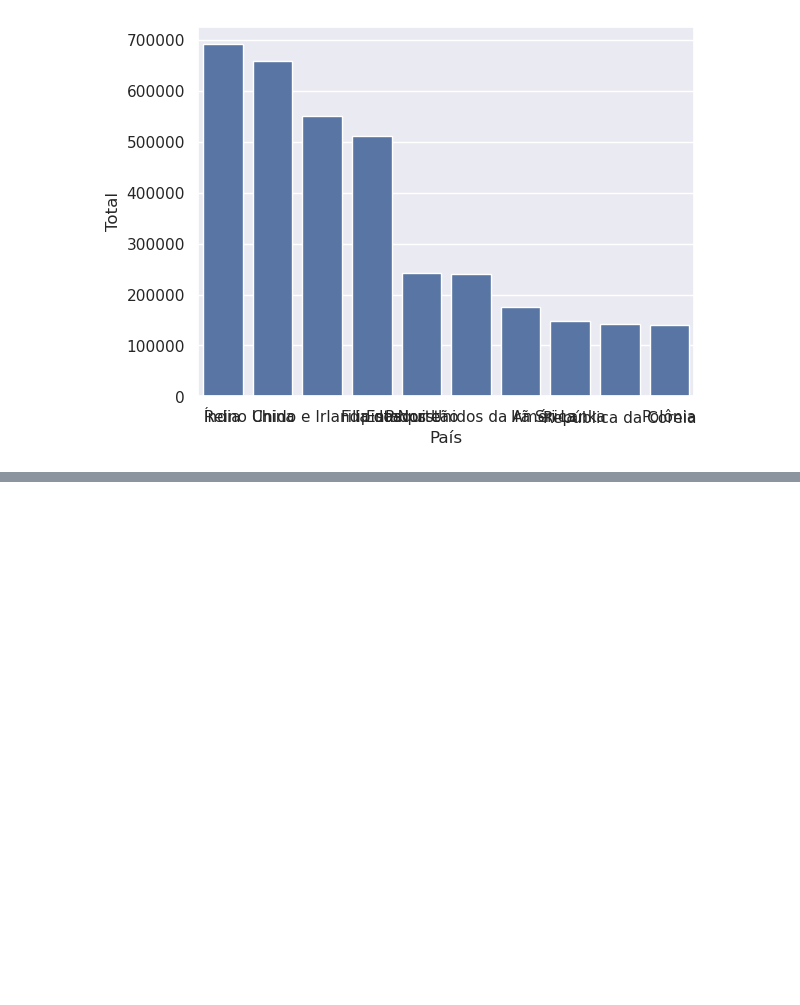
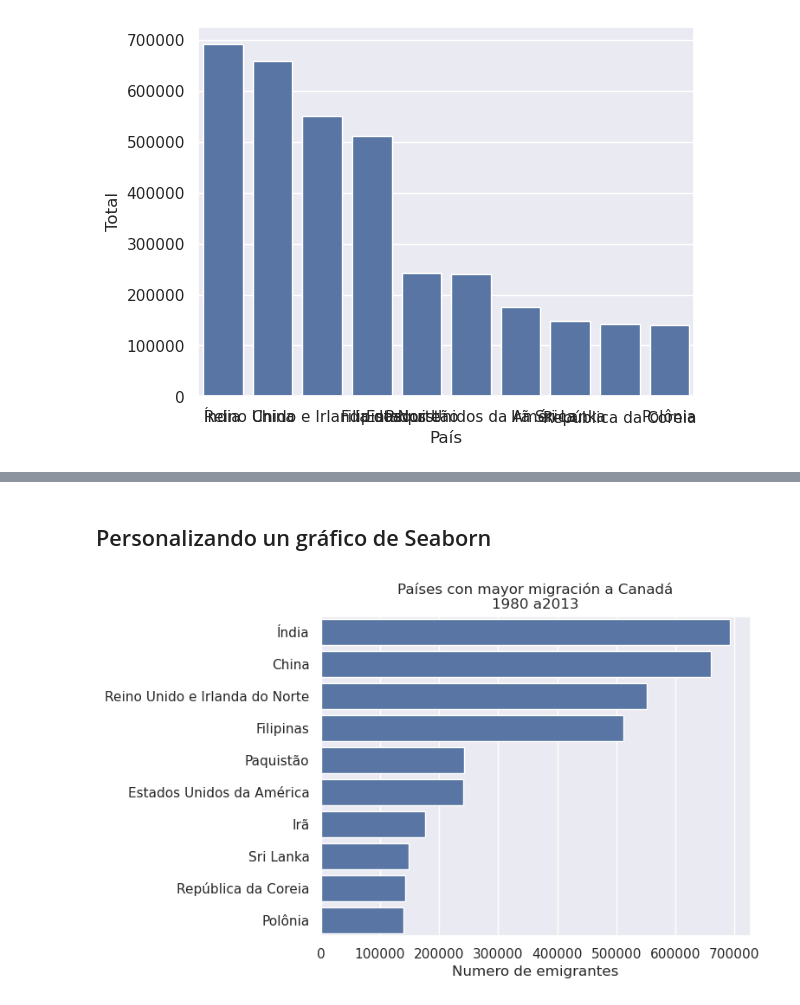
Before and after one commit to ygor-github/data_visualization, a Jupyter notebook: Aula.ipynb, the cells around one changed output, grey strips where cells are left out. Cells and saved outputs as stored; diff of their text form; code cells hidden in the pictures; blank space fills up the shorter version.

Commit message:
Personalizando graficos de seaborn

```diff
--- a/Aula.ipynb
+++ b/Aula.ipynb
@@ -778,0 +762,9 @@ sns.barplot(data=top10, y=top10.index, x='Total', orient='h')
+# %% [markdown]
+## Personalizando un gráfico de Seaborn
+# %%
+#Agregando un titulo
+ax = sns.barplot(data=top10, y=top10.index, x='Total', orient='h')
+ax.set(title="Países con mayor migración a Canadá\n1980 a2013", xlabel='Numero de emigrantes',  ylabel='')
+plt.show()
+# %% [output]
+[figure, added]
```
Also changed, not shown: parts of 34 cells of this notebook, 2 other files.
